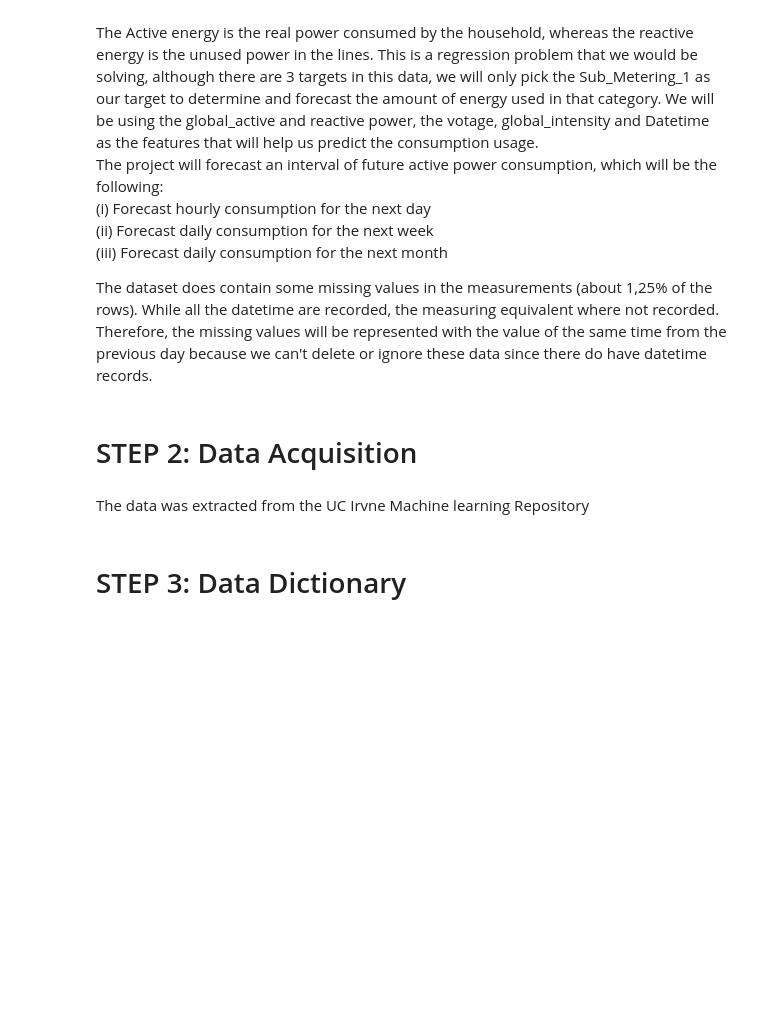
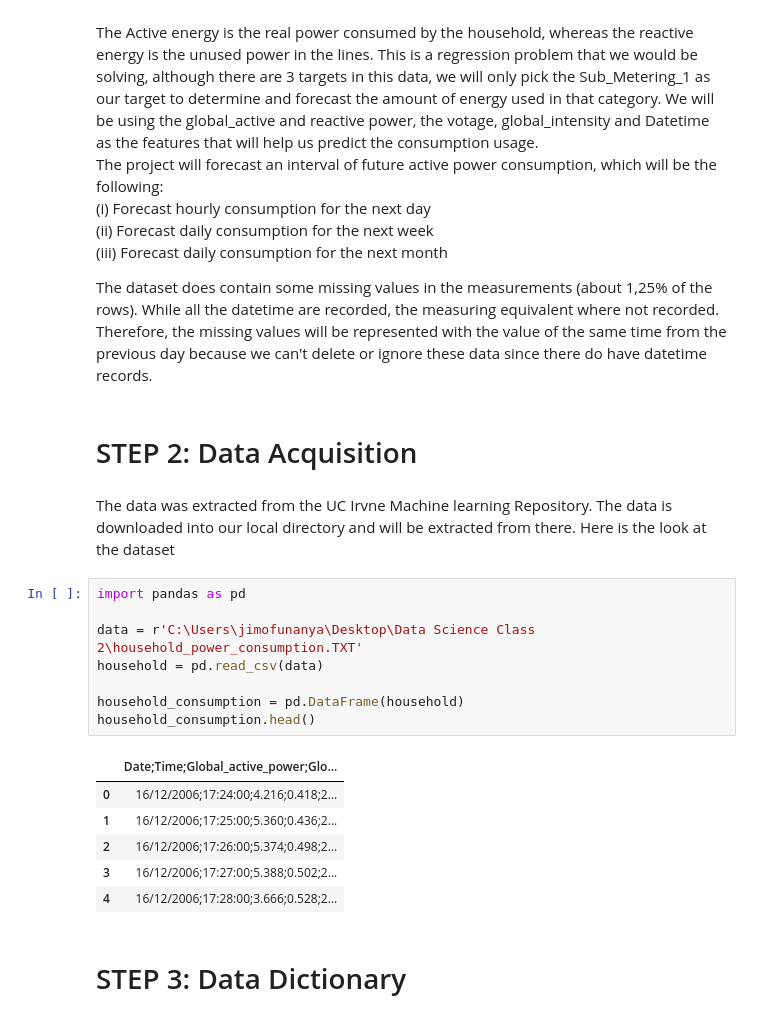
Before and after one commit to SirkyGit/DS2-project, a Jupyter notebook: notebooks/Problem Statement.ipynb, the cells around one changed output. Saved outputs shown, nothing was run; the diff lists cells and outputs as text; blank space fills up the shorter version.

Commit message:
Added the dataset

```diff
--- a/notebooks/Problem Statement.ipynb
+++ b/notebooks/Problem Statement.ipynb
@@ -27,7 +27,22 @@ The dataset does contain some missing values in the measurements (about 1,25% of
 # %% [markdown]
 #  STEP 2: Data Acquisition
 # %% [markdown]
-The data was extracted from the UC Irvne Machine learning Repository
+The data was extracted from the UC Irvne Machine learning Repository. The data is downloaded into our local directory and will be extracted from there. Here is the look at the dataset
+# %%
+import pandas as pd
+
+data = r'C:\Users\jimofunanya\Desktop\Data Science Class 2\household_power_consumption.TXT'
+household = pd.read_csv(data)
+
+household_consumption = pd.DataFrame(household)
+household_consumption.head()
+# %% [output]
+|  | Date;Time;Global_active_power;Glo... |
+| 0 | 16/12/2006;17:24:00;4.216;0.418;2... |
+| 1 | 16/12/2006;17:25:00;5.360;0.436;2... |
+| 2 | 16/12/2006;17:26:00;5.374;0.498;2... |
+| 3 | 16/12/2006;17:27:00;5.388;0.502;2... |
+| 4 | 16/12/2006;17:28:00;3.666;0.528;2... |
 # %% [markdown]
  # STEP 3:  Data Dictionary
 # %% [markdown]
```
